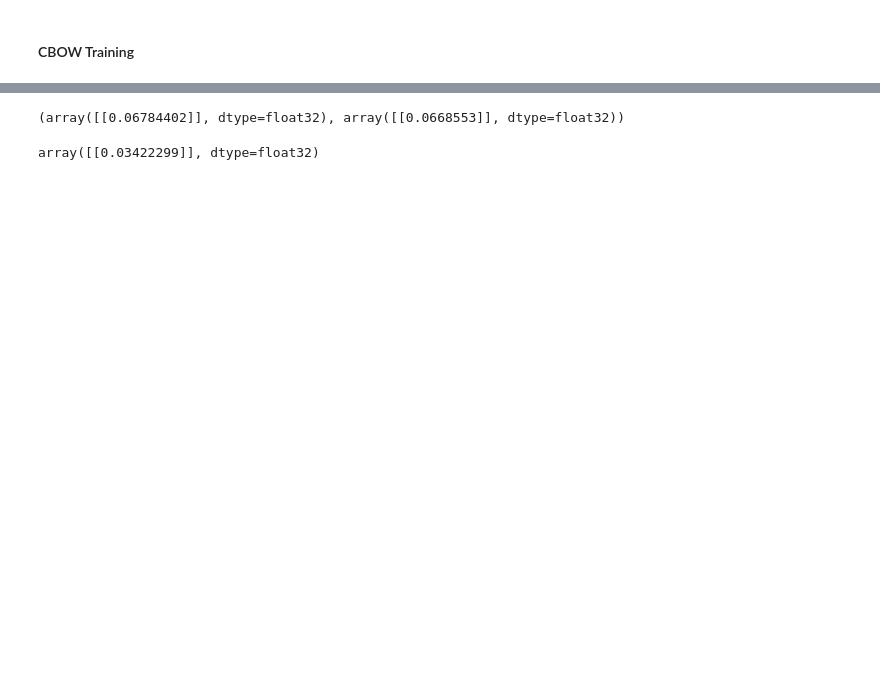
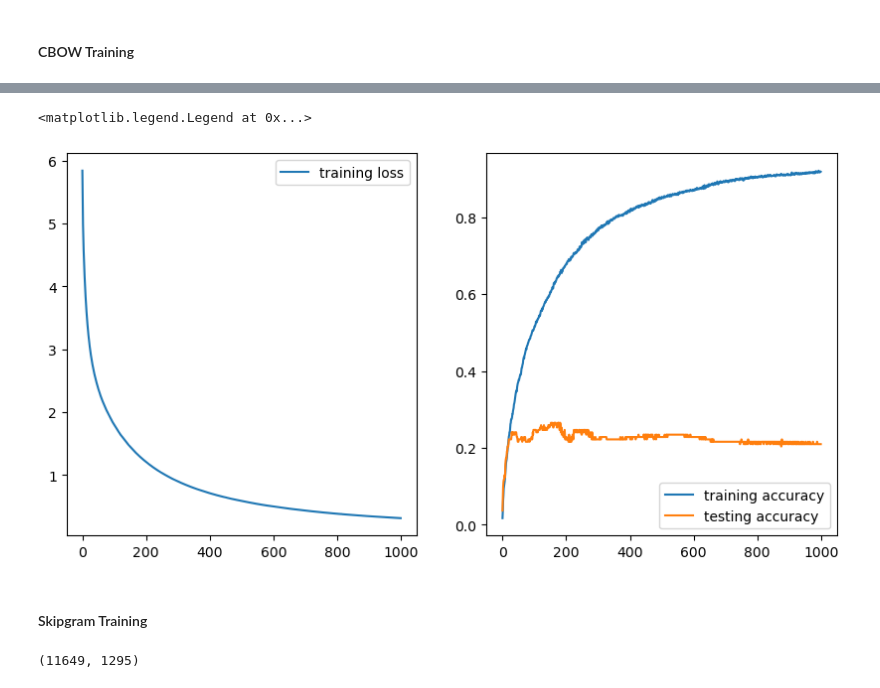
Before and after one commit to Mjh9122/ML_lit_review, a Jupyter notebook: word2vec/word2vec.ipynb, the cells around one changed output, grey strips where cells are left out. Saved outputs shown, nothing was run; the diff lists cells and outputs as text; code cells hidden in the pictures; blank space fills up the shorter version.

Commit message:
Finished with skipgram and cbow models

```diff
--- a/word2vec/word2vec.ipynb
+++ b/word2vec/word2vec.ipynb
@@ -55,9 +54,14 @@ print(f'Using: {device}')
 Using: cuda
 # %% [markdown]
 #### Import corpus and build datasets
-# %%
-with open('text8', 'r') as f:
-    text = f.read()
-
-tokens = re.findall(r'\b[a-zA-Z]+\b', text)
-corpus = [word.lower() for word in tokens]
+# %%
+with open('the_cat_in_the_hat.txt', 'r') as f:
+    text = f.read()
+tokens = word_tokenize(text)
+print("tokenized")
+corpus = [word.lower()  for word in tokens if word.isalpha()][:10_000_000]
+print("removed non-alpha")
+word_counts = Counter(corpus)
+print('words counted')
+corpus = [word if word_counts[word] >= 5 else 'UNK' for word in corpus]
+print('infrequent filtered')
@@ -170,2 +160,18 @@ len(cbow_train)
 # %% [markdown]
 #### CBOW Training
+# %%
+# Create cbow instance, loss, optimizer, dataset, and dataloader
+batch_size = 256
+
+model = CBOW(vocab_size, 50)
+model.to(device)
+loss = nn.CrossEntropyLoss(reduction='sum')
+optim = torch.optim.Adam(model.parameters())
+
+X_train, X_test, y_train, y_test = train_test_split(CBOW_Xs, CBOW_ys, test_size = .1)
+trainset = Simple_Dataset(X_train, y_train)
+testset = Simple_Dataset(X_test, y_test)
+trainloader = DataLoader(trainset, batch_size=batch_size, shuffle=True)
+testloader = DataLoader(testset, batch_size=batch_size, shuffle=False)
+
+len(trainset), len(testset)
@@ -208,12 +242,30 @@ from sklearn.metrics.pairwise import cosine_similarity
-# %%
-king = cbow_model.get_word_embedding('king').cpu().detach().numpy()
-woman = cbow_model.get_word_embedding('woman').cpu().detach().numpy()
-man = cbow_model.get_word_embedding('man').cpu().detach().numpy()
-queen = cbow_model.get_word_embedding('queen').cpu().detach().numpy()
-cosine_similarity(king, queen), cosine_similarity(man, woman)
-# %% [output]
-(array([[0.06784402]], dtype=float32), array([[0.0668553]], dtype=float32))
-# %%
-cosine_similarity(queen, king - man + woman)
-# %% [output]
-array([[0.03422299]], dtype=float32)
+# %%
+fig, axs = plt.subplots(1, 2, figsize = (10, 5))
+axs[0].plot(train_losses, label = 'training loss')
+axs[0].legend()
+axs[1].plot(train_accuracies, label = 'training accuracy')
+axs[1].plot(test_accuracies, label = 'testing accuracy')
+axs[1].legend()
+# %% [output]
+<matplotlib.legend.Legend at 0x...>
+[figure, added]
+# %% [markdown]
+#### Skipgram Training
+# %%
+# Create Skipgram instance, loss, optimizer, dataset, and dataloader
+batch_size = 256
+
+model = Skipgram(vocab_size, 50)
+model.to(device)
+loss = nn.CrossEntropyLoss(reduction='sum')
+optim = torch.optim.Adam(model.parameters())
+
+X_train, X_test, y_train, y_test = train_test_split(SKIP_Xs, SKIP_ys, test_size = .1)
+trainset = Simple_Dataset(X_train, y_train)
+testset = Simple_Dataset(X_test, y_test)
+trainloader = DataLoader(trainset, batch_size=batch_size, shuffle=True)
+testloader = DataLoader(testset, batch_size=batch_size, shuffle=False)
+
+len(trainset), len(testset)
+# %% [output]
+(11649, 1295)
```
Also changed, not shown: parts of 11 cells of this notebook.
